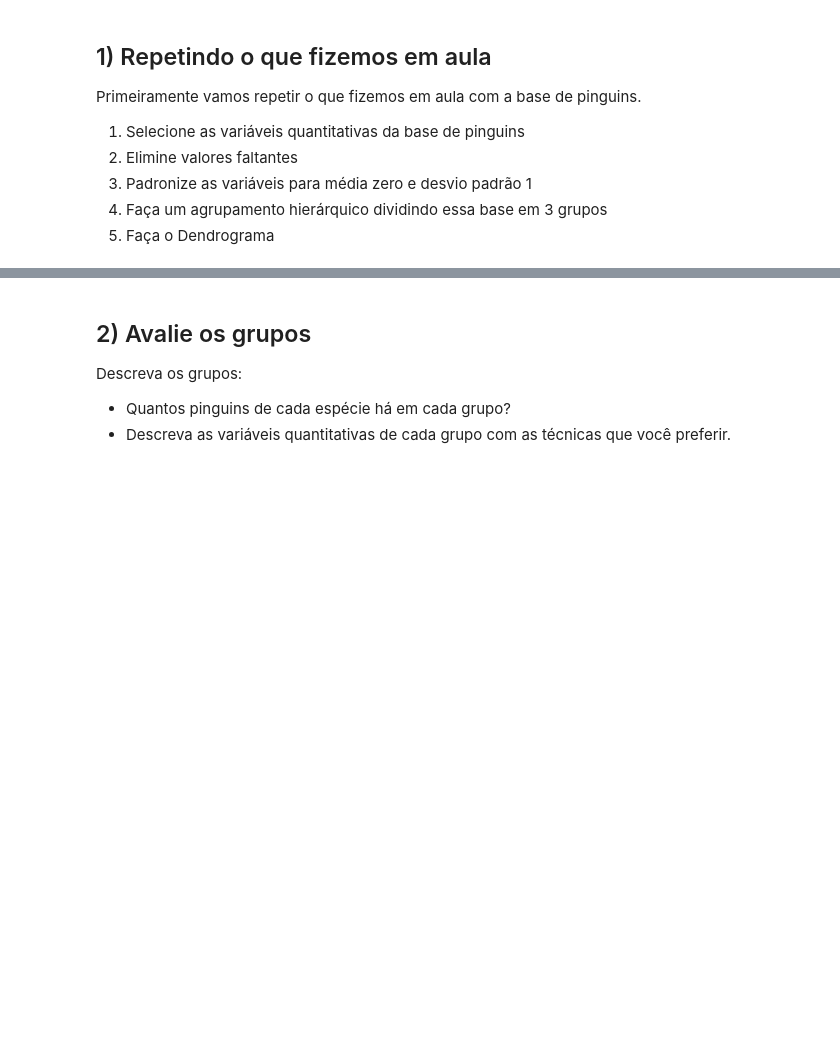
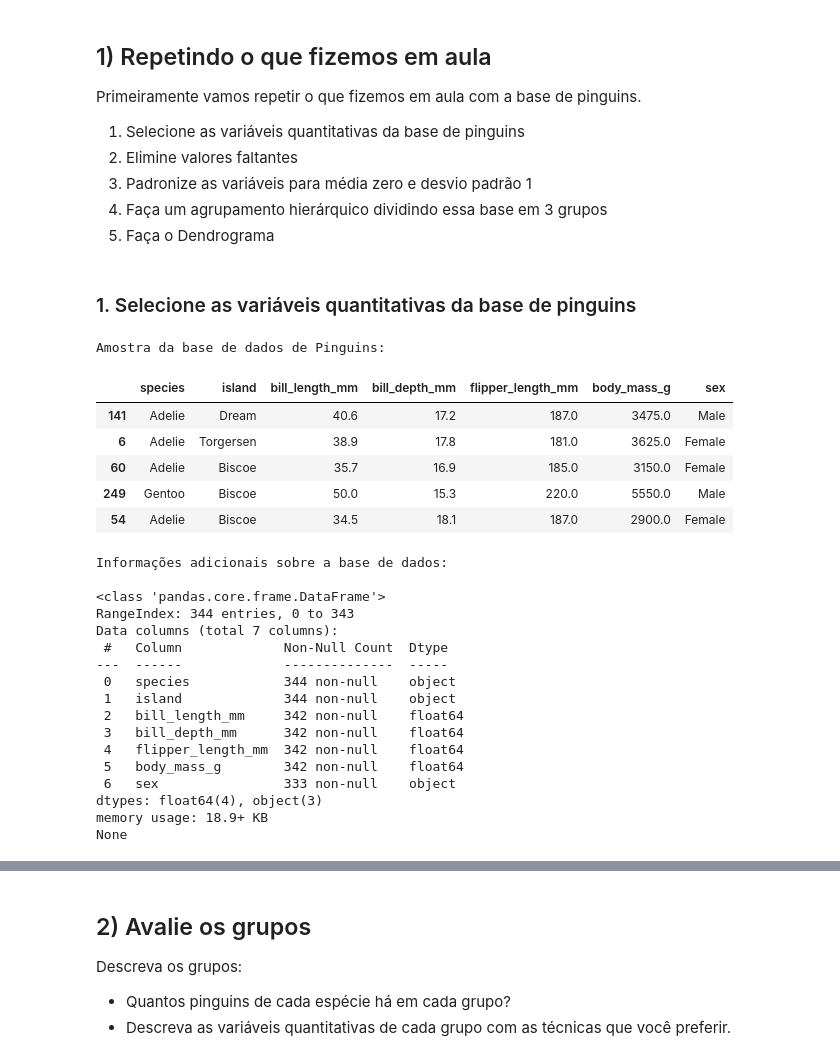
Before and after one commit to njuliacsouza/_projetosEBAC, a Jupyter notebook: Atividade_Curso-Ciencia_de_Dados/Atividade_Modulo_30/mod30_Tarefa.ipynb, the cells around one changed output, grey strips where cells are left out. Cells and saved outputs as stored; diff of their text form; code cells hidden in the pictures; blank space fills up the shorter version.

```diff
--- a/Atividade_Curso-Ciencia_de_Dados/Atividade_Modulo_30/mod30_Tarefa.ipynb
+++ b/Atividade_Curso-Ciencia_de_Dados/Atividade_Modulo_30/mod30_Tarefa.ipynb
@@ -21,3 +23,36 @@ Primeiramente vamos repetir o que fizemos em aula com a base de pinguins.
 3. Padronize as variáveis para média zero e desvio padrão 1
 4. Faça um agrupamento hierárquico dividindo essa base em 3 grupos
 5. Faça o Dendrograma
+# %% [markdown]
+### 1. Selecione as variáveis quantitativas da base de pinguins
+# %%
+base_peng = sns.load_dataset('penguins')
+print("Amostra da base de dados de Pinguins:")
+display(base_peng.sample(5, random_state=0))
+print("Informações adicionais sobre a base de dados:", end="\n\n")
+print(base_peng.info())
+# %% [output]
+Amostra da base de dados de Pinguins:
+|  | species | island | bill_length_mm | bill_depth_mm | flipper_length_mm | body_mass_g | sex |
+| 141 | Adelie | Dream | 40.6 | 17.2 | 187.0 | 3475.0 | Male |
+| 6 | Adelie | Torgersen | 38.9 | 17.8 | 181.0 | 3625.0 | Female |
+| 60 | Adelie | Biscoe | 35.7 | 16.9 | 185.0 | 3150.0 | Female |
+| 249 | Gentoo | Biscoe | 50.0 | 15.3 | 220.0 | 5550.0 | Male |
+| 54 | Adelie | Biscoe | 34.5 | 18.1 | 187.0 | 2900.0 | Female |
+Informações adicionais sobre a base de dados:
+
+<class 'pandas.core.frame.DataFrame'>
+RangeIndex: 344 entries, 0 to 343
+Data columns (total 7 columns):
+ #   Column             Non-Null Count  Dtype
+---  ------             --------------  -----
+ 0   species            344 non-null    object
+ 1   island             344 non-null    object
+ 2   bill_length_mm     342 non-null    float64
+ 3   bill_depth_mm      342 non-null    float64
+ 4   flipper_length_mm  342 non-null    float64
+ 5   body_mass_g        342 non-null    float64
+ 6   sex                333 non-null    object
+dtypes: float64(4), object(3)
+memory usage: 18.9+ KB
+None
```
Also changed, not shown: parts of 10 cells of this notebook.
